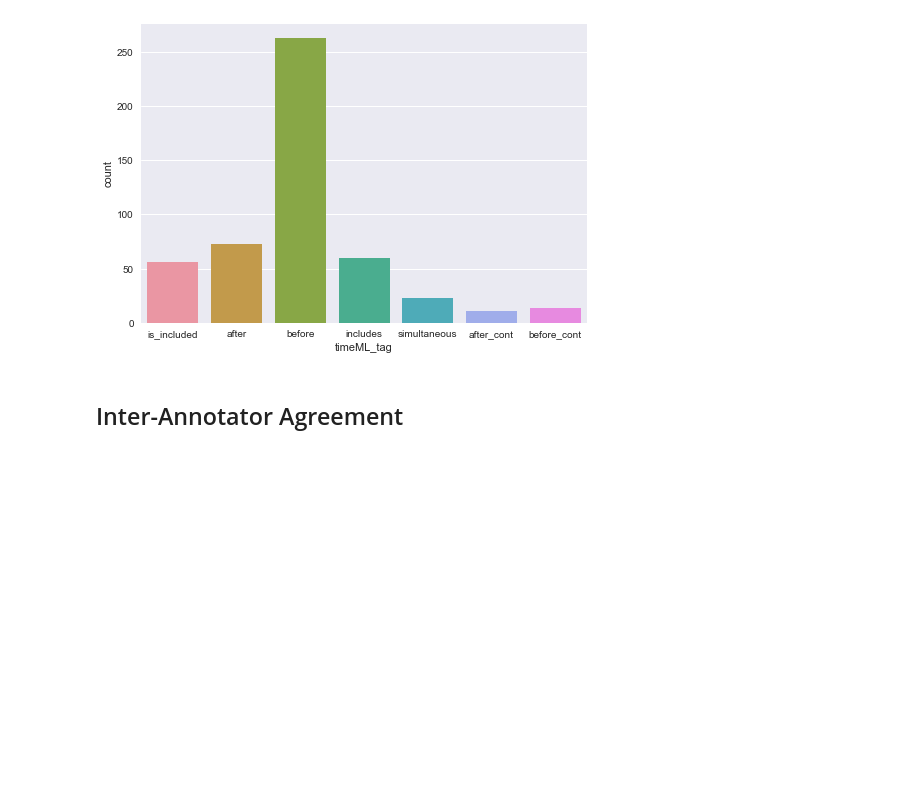
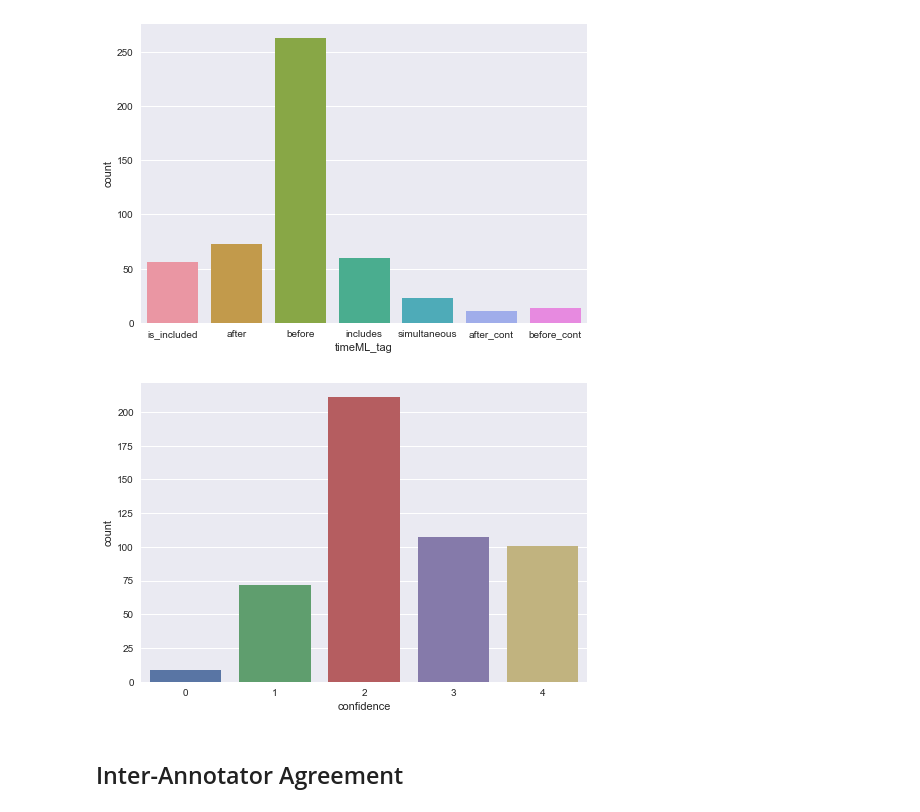
Before and after one commit to mdheller/factslab-protocols, a Jupyter notebook: Temporal_relations/testing_HIT/Inter_annotator_agreement_protocol2.ipynb, the cells around one changed output. Drawn from its saved outputs; the diff is of its cells as text; code cells hidden in the pictures; blank space fills up the shorter version.

```diff
--- a/Temporal_relations/testing_HIT/Inter_annotator_agreement_protocol2.ipynb
+++ b/Temporal_relations/testing_HIT/Inter_annotator_agreement_protocol2.ipynb
@@ -147,6 +151,11 @@ before_cont      14
 after_cont       11
 Name: timeML_tag, dtype: int64
 [figure]
+# %%
+sns.countplot(x='confidence', data=pilot_data)
+plt.show()
+# %% [output]
+[figure, added]
 # %% [markdown]
 ## Inter-Annotator Agreement
 # %% [markdown]
```
Also changed, not shown: parts of 28 cells of this notebook.
